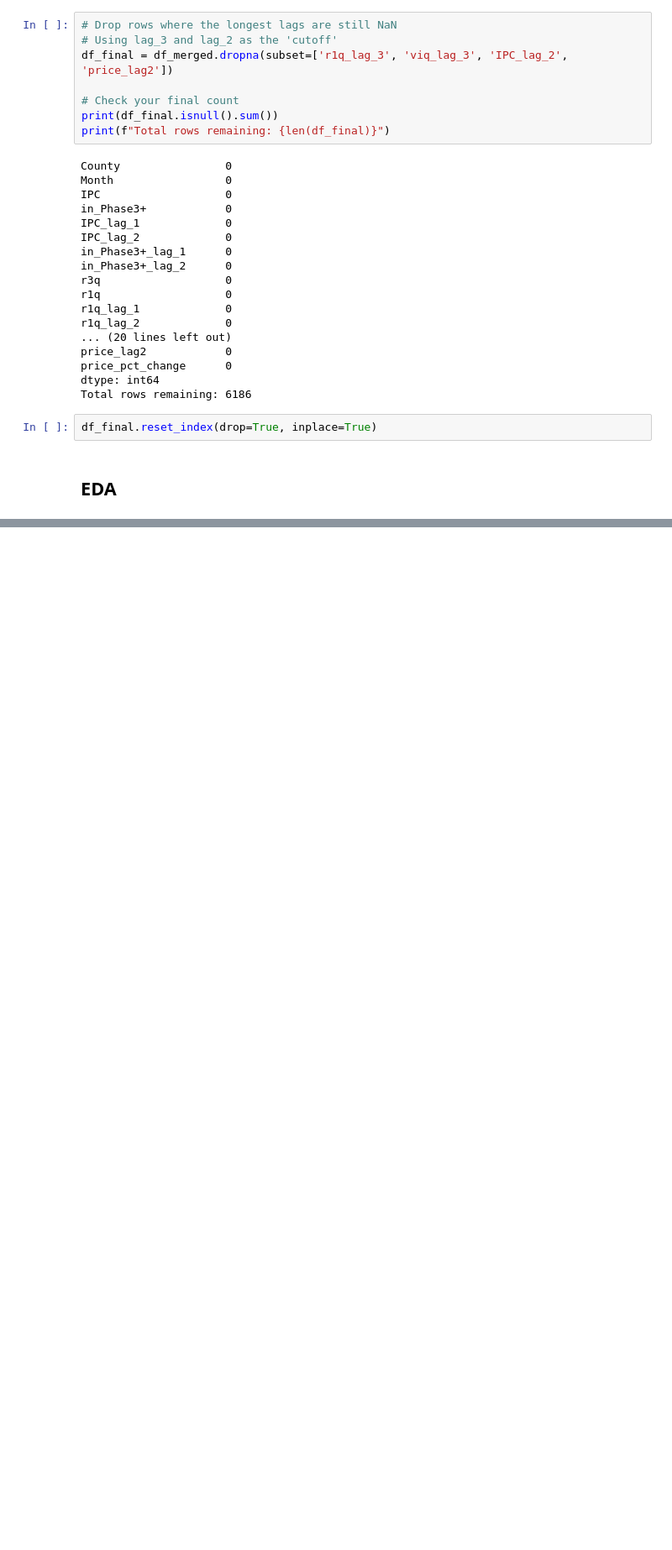
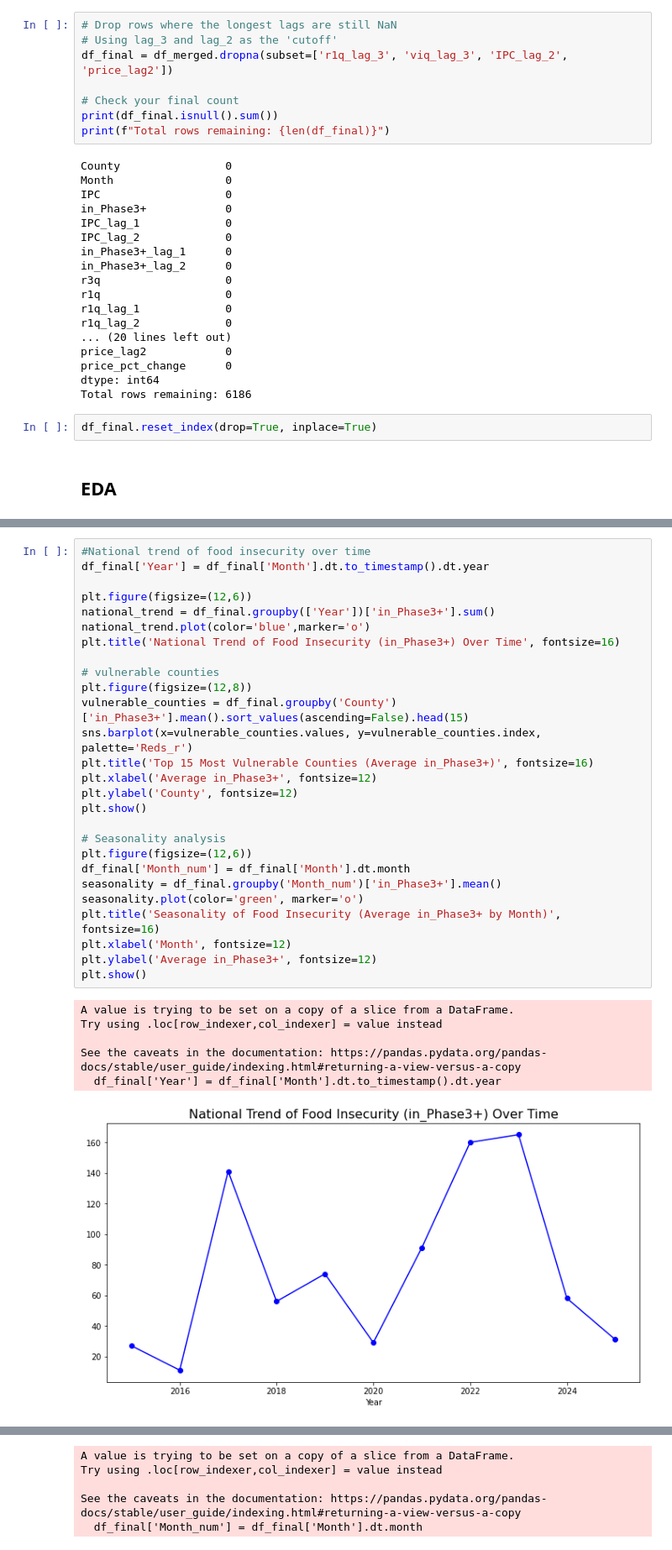
Before and after one commit to MrDenzy/PHASE-5-PROJECT---PREDICTING-FOOD-INSECURITY, a Jupyter notebook: notebooks/vkones.ipynb, the cells around one changed output, grey strips where cells are left out. Shown at 84% size. Drawn from its saved outputs; the diff is of its cells as text; blank space fills up the shorter version.

```diff
--- a/notebooks/vkones.ipynb
+++ b/notebooks/vkones.ipynb
@@ -463,0 +468,34 @@ df_final.reset_index(drop=True, inplace=True)
+# %%
+#National trend of food insecurity over time
+df_final['Year'] = df_final['Month'].dt.to_timestamp().dt.year
+
+plt.figure(figsize=(12,6))
+national_trend = df_final.groupby(['Year'])['in_Phase3+'].sum()
+national_trend.plot(color='blue',marker='o')
+plt.title('National Trend of Food Insecurity (in_Phase3+) Over Time', fontsize=16)
+
+# vulnerable counties
+plt.figure(figsize=(12,8))
+vulnerable_counties = df_final.groupby('County')['in_Phase3+'].mean().sort_values(ascending=False).head(15)
+sns.barplot(x=vulnerable_counties.values, y=vulnerable_counties.index, palette='Reds_r')
+plt.title('Top 15 Most Vulnerable Counties (Average in_Phase3+)', fontsize=16)
+plt.xlabel('Average in_Phase3+', fontsize=12)
+plt.ylabel('County', fontsize=12)
+plt.show()
+
+# Seasonality analysis
+plt.figure(figsize=(12,6))
+df_final['Month_num'] = df_final['Month'].dt.month
+seasonality = df_final.groupby('Month_num')['in_Phase3+'].mean()
+seasonality.plot(color='green', marker='o')
+plt.title('Seasonality of Food Insecurity (Average in_Phase3+ by Month)', fontsize=16)
+plt.xlabel('Month', fontsize=12)
+plt.ylabel('Average in_Phase3+', fontsize=12)
+plt.show()
+# %% [output]
+A value is trying to be set on a copy of a slice from a DataFrame.
+Try using .loc[row_indexer,col_indexer] = value instead
+
+See the caveats in the documentation: https://pandas.pydata.org/pandas-docs/stable/user_guide/indexing.html#returning-a-view-versus-a-copy
+  df_final['Year'] = df_final['Month'].dt.to_timestamp().dt.year
+[figure, added]
@@ -463,0 +503,5 @@ df_final.reset_index(drop=True, inplace=True)
+A value is trying to be set on a copy of a slice from a DataFrame.
+Try using .loc[row_indexer,col_indexer] = value instead
+
+See the caveats in the documentation: https://pandas.pydata.org/pandas-docs/stable/user_guide/indexing.html#returning-a-view-versus-a-copy
+  df_final['Month_num'] = df_final['Month'].dt.month
```
Also changed, not shown: parts of 5 cells of this notebook, 2 other files.
